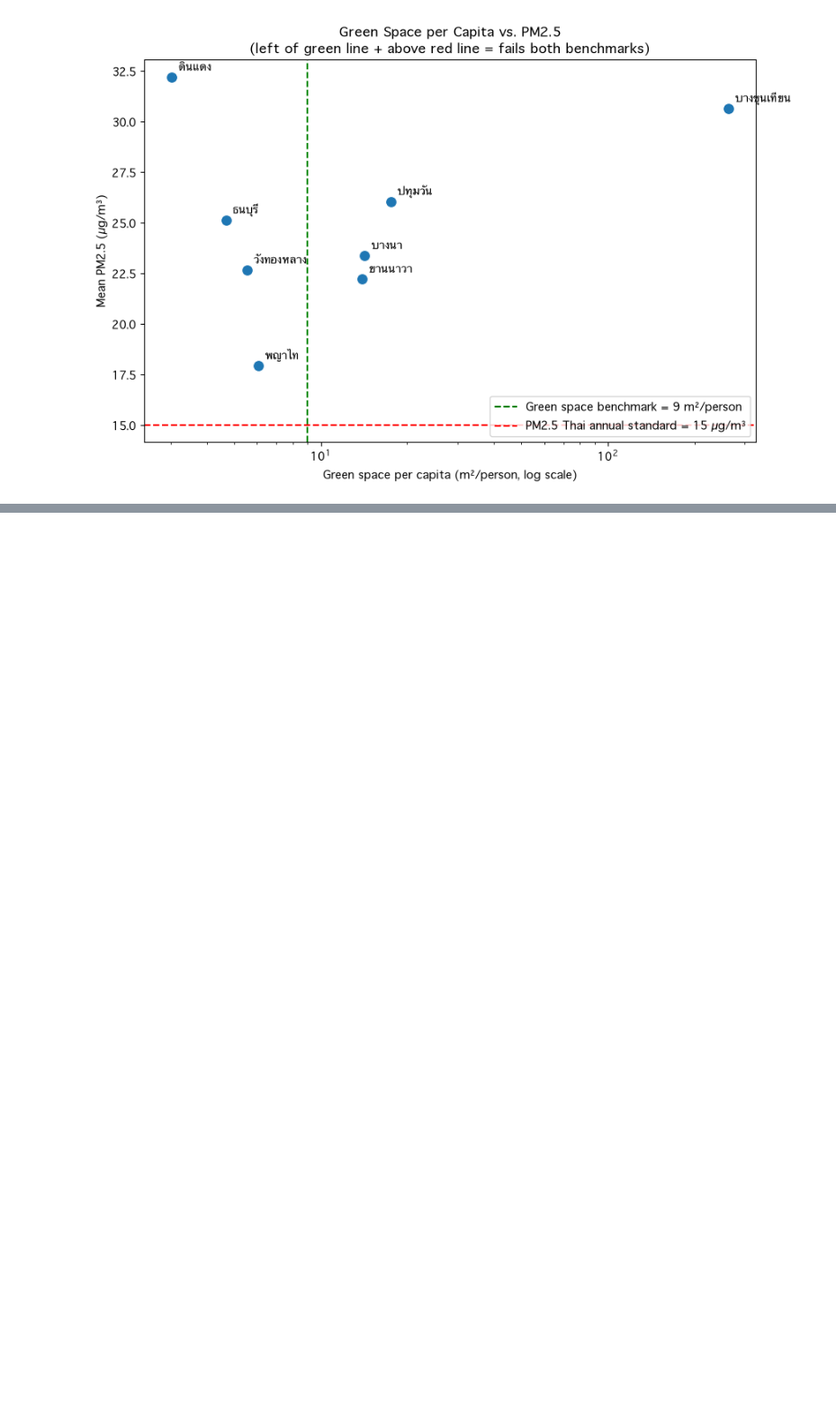
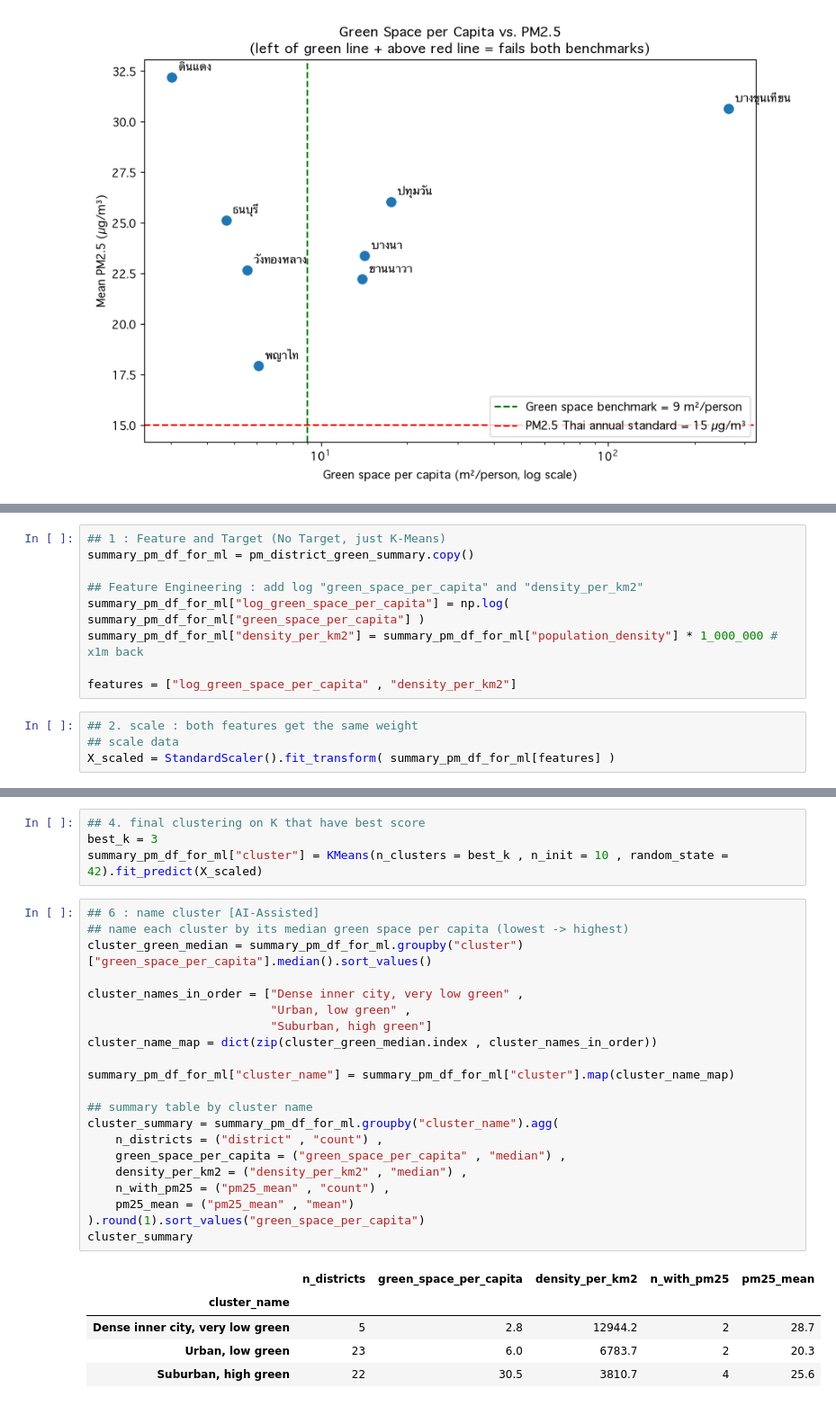
Before and after one commit to NuBFightForMyDream/2107540_DataSciEnvi_Project_BangkokSustainability, a Jupyter notebook: Part I Notebook/Notebooks/2107540_Project_BangkokSustainability.ipynb, the cells around one changed output, grey strips where cells are left out. Shown at 90% size. Cells and saved outputs as stored; diff of their text form; blank space fills up the shorter version.

Commit message:
fix : Finally Done this project (I'm cooked)

```diff
--- a/Part I Notebook/Notebooks/2107540_Project_BangkokSustainability.ipynb
+++ b/Part I Notebook/Notebooks/2107540_Project_BangkokSustainability.ipynb
@@ -974,0 +976,13 @@ NameError: name 'final' is not defined
+# %%
+## 1 : Feature and Target (No Target, just K-Means)
+summary_pm_df_for_ml = pm_district_green_summary.copy()
+
+## Feature Engineering : add log "green_space_per_capita" and "density_per_km2"
+summary_pm_df_for_ml["log_green_space_per_capita"] = np.log( summary_pm_df_for_ml["green_space_per_capita"] )
+summary_pm_df_for_ml["density_per_km2"] = summary_pm_df_for_ml["population_density"] * 1_000_000 # x1m back
+
+features = ["log_green_space_per_capita" , "density_per_km2"]
+# %%
+## 2. scale : both features get the same weight
+## scale data
+X_scaled = StandardScaler().fit_transform( summary_pm_df_for_ml[features] )
@@ -974,0 +1009,31 @@ NameError: name 'final' is not defined
+# %%
+## 4. final clustering on K that have best score
+best_k = 3
+summary_pm_df_for_ml["cluster"] = KMeans(n_clusters = best_k , n_init = 10 , random_state = 42).fit_predict(X_scaled)
+# %%
+## 6 : name cluster [AI-Assisted]
+## name each cluster by its median green space per capita (lowest -> highest)
+cluster_green_median = summary_pm_df_for_ml.groupby("cluster")["green_space_per_capita"].median().sort_values()
+
+cluster_names_in_order = ["Dense inner city, very low green" ,
+                          "Urban, low green" ,
+                          "Suburban, high green"]
+cluster_name_map = dict(zip(cluster_green_median.index , cluster_names_in_order))
+
+summary_pm_df_for_ml["cluster_name"] = summary_pm_df_for_ml["cluster"].map(cluster_name_map)
+
+## summary table by cluster name
+cluster_summary = summary_pm_df_for_ml.groupby("cluster_name").agg(
+    n_districts = ("district" , "count") ,
+    green_space_per_capita = ("green_space_per_capita" , "median") ,
+    density_per_km2 = ("density_per_km2" , "median") ,
+    n_with_pm25 = ("pm25_mean" , "count") ,
+    pm25_mean = ("pm25_mean" , "mean")
+).round(1).sort_values("green_space_per_capita")
+cluster_summary
+# %% [output]
+|  | n_districts | green_space_per_capita | density_per_km2 | n_with_pm25 | pm25_mean |
+| cluster_name |  |  |  |  |  |
+| Dense inner city, very low green | 5 | 2.8 | 12944.2 | 2 | 28.7 |
+| Urban, low green | 23 | 6.0 | 6783.7 | 2 | 20.3 |
+| Suburban, high green | 22 | 30.5 | 3810.7 | 4 | 25.6 |
```
Also changed, not shown: parts of 28 cells of this notebook, 5 other files.
